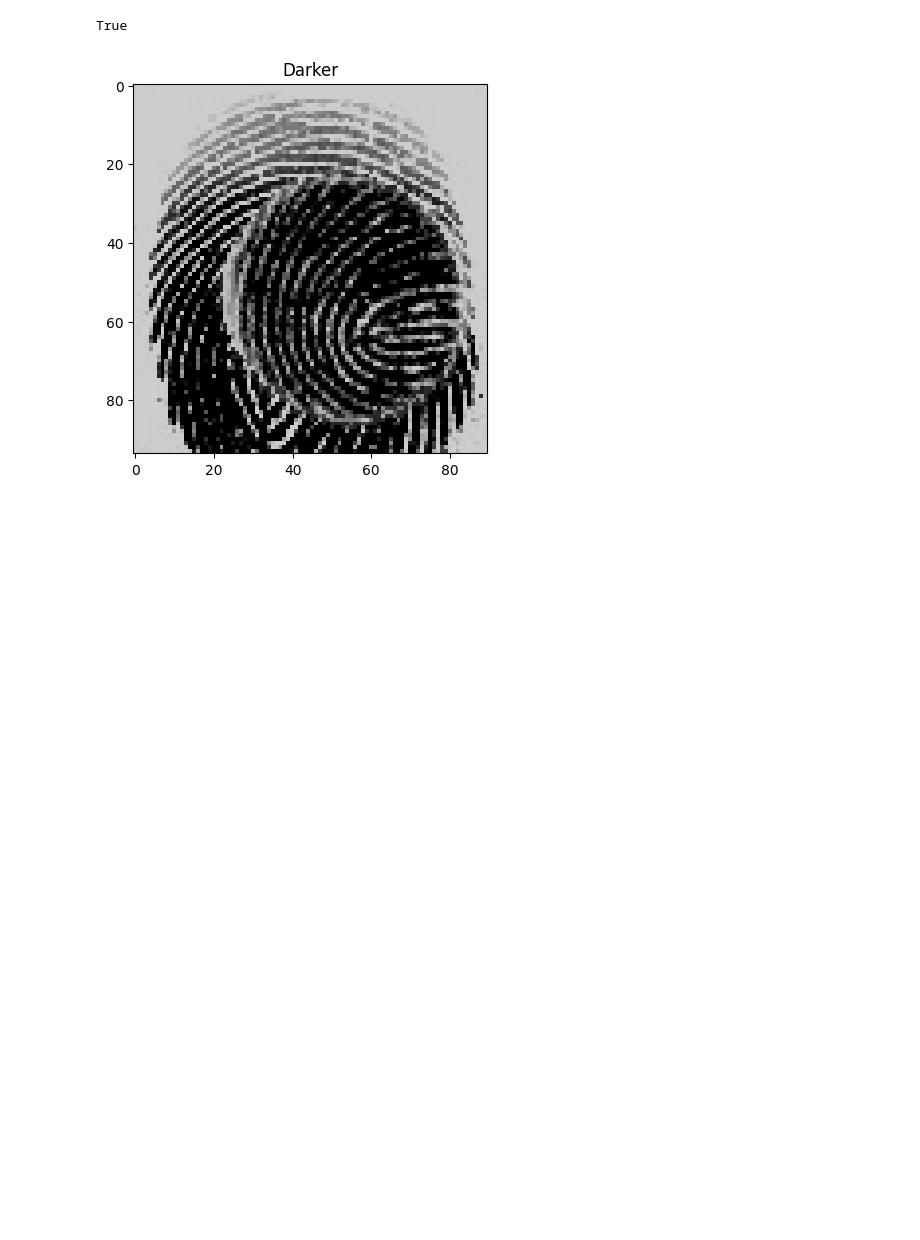
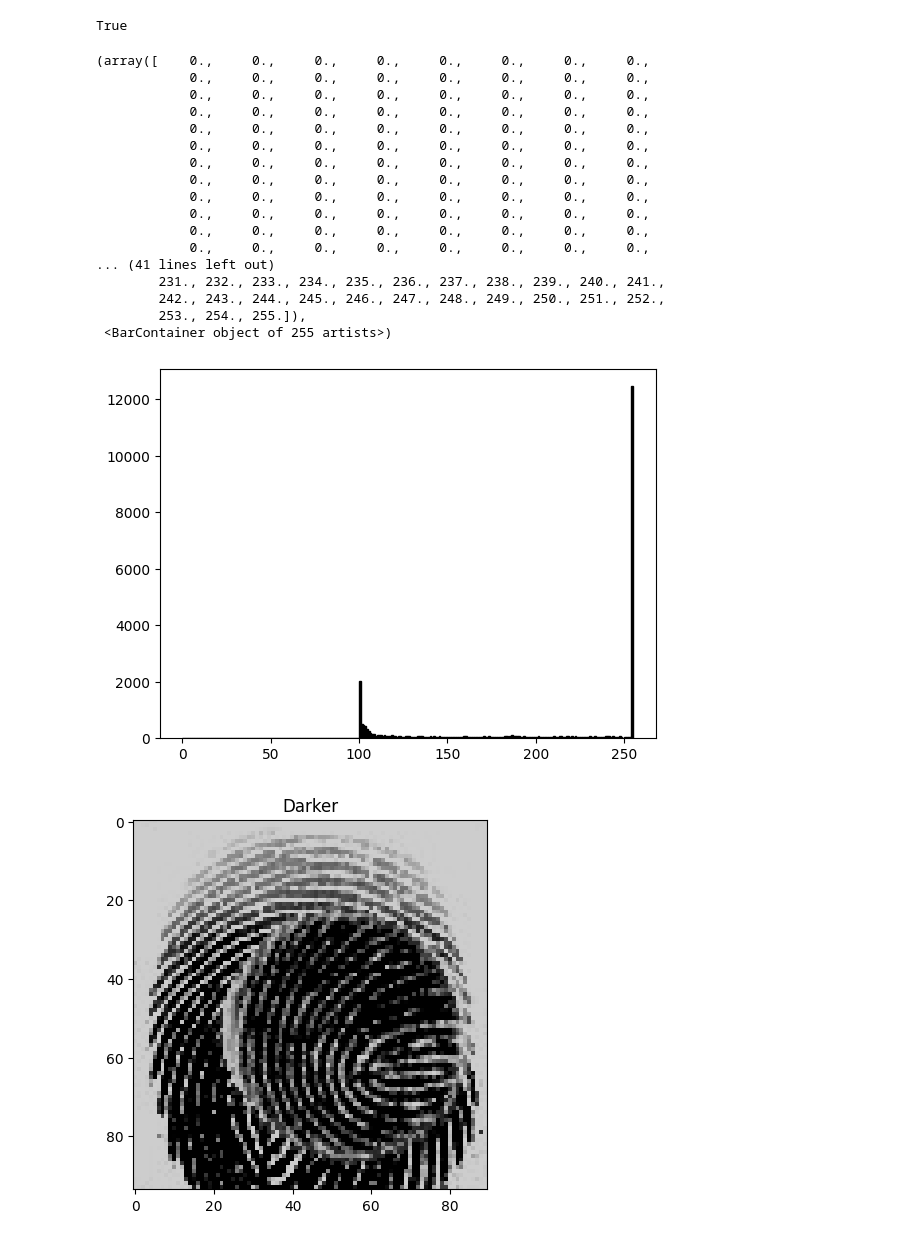
Before and after one commit to redhat-na-ssa/datasci-fingerprint, a Jupyter notebook: notebooks/2.0-visualize-data.ipynb, the cells around one changed output. Saved outputs shown, nothing was run; the diff lists cells and outputs as text; code cells hidden in the pictures; blank space fills up the shorter version.

```diff
--- a/notebooks/2.0-visualize-data.ipynb
+++ b/notebooks/2.0-visualize-data.ipynb
@@ -127,6 +194,27 @@ cv2.imwrite(scratch_path + "/train_lr/left/1__M_Left_index_finger_CR_lighter.png
 # %% [output]
 [figure]
 True
+# %%
+plt.hist(added.ravel(), bins=range(256), fc='k', ec='k')
+# %% [output]
+(array([    0.,     0.,     0.,     0.,     0.,     0.,     0.,     0.,
+            0.,     0.,     0.,     0.,     0.,     0.,     0.,     0.,
+            0.,     0.,     0.,     0.,     0.,     0.,     0.,     0.,
+            0.,     0.,     0.,     0.,     0.,     0.,     0.,     0.,
+            0.,     0.,     0.,     0.,     0.,     0.,     0.,     0.,
+            0.,     0.,     0.,     0.,     0.,     0.,     0.,     0.,
+            0.,     0.,     0.,     0.,     0.,     0.,     0.,     0.,
+            0.,     0.,     0.,     0.,     0.,     0.,     0.,     0.,
+            0.,     0.,     0.,     0.,     0.,     0.,     0.,     0.,
+            0.,     0.,     0.,     0.,     0.,     0.,     0.,     0.,
+            0.,     0.,     0.,     0.,     0.,     0.,     0.,     0.,
+            0.,     0.,     0.,     0.,     0.,     0.,     0.,     0.,
+... (41 lines left out)
+        231., 232., 233., 234., 235., 236., 237., 238., 239., 240., 241.,
+        242., 243., 244., 245., 246., 247., 248., 249., 250., 251., 252.,
+        253., 254., 255.]),
+ <BarContainer object of 255 artists>)
+[figure, added]
 # %%
 # similarly, we can subtract 50 from all pixels in our image and make it
 # darker
```
Also changed, not shown: parts of 10 cells of this notebook.
